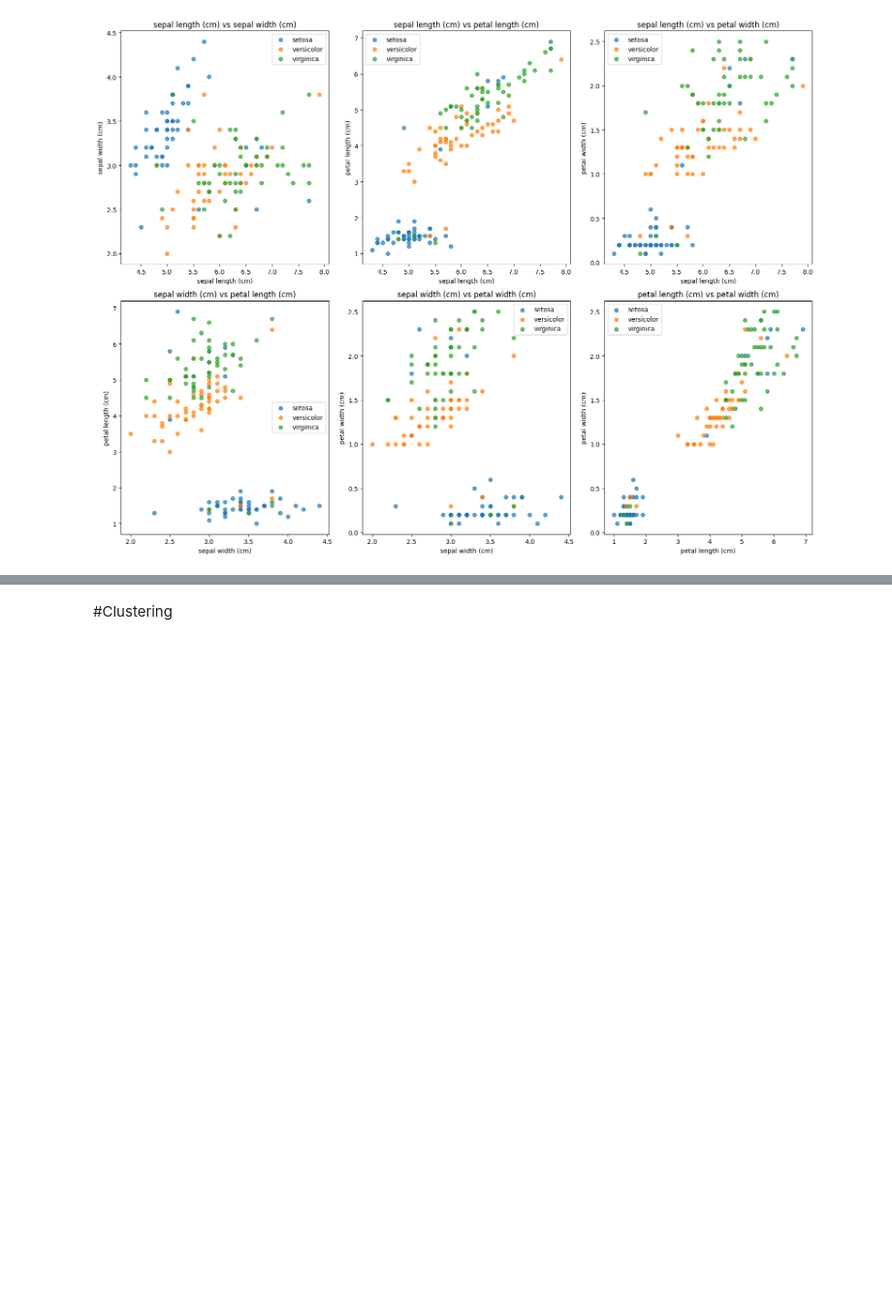
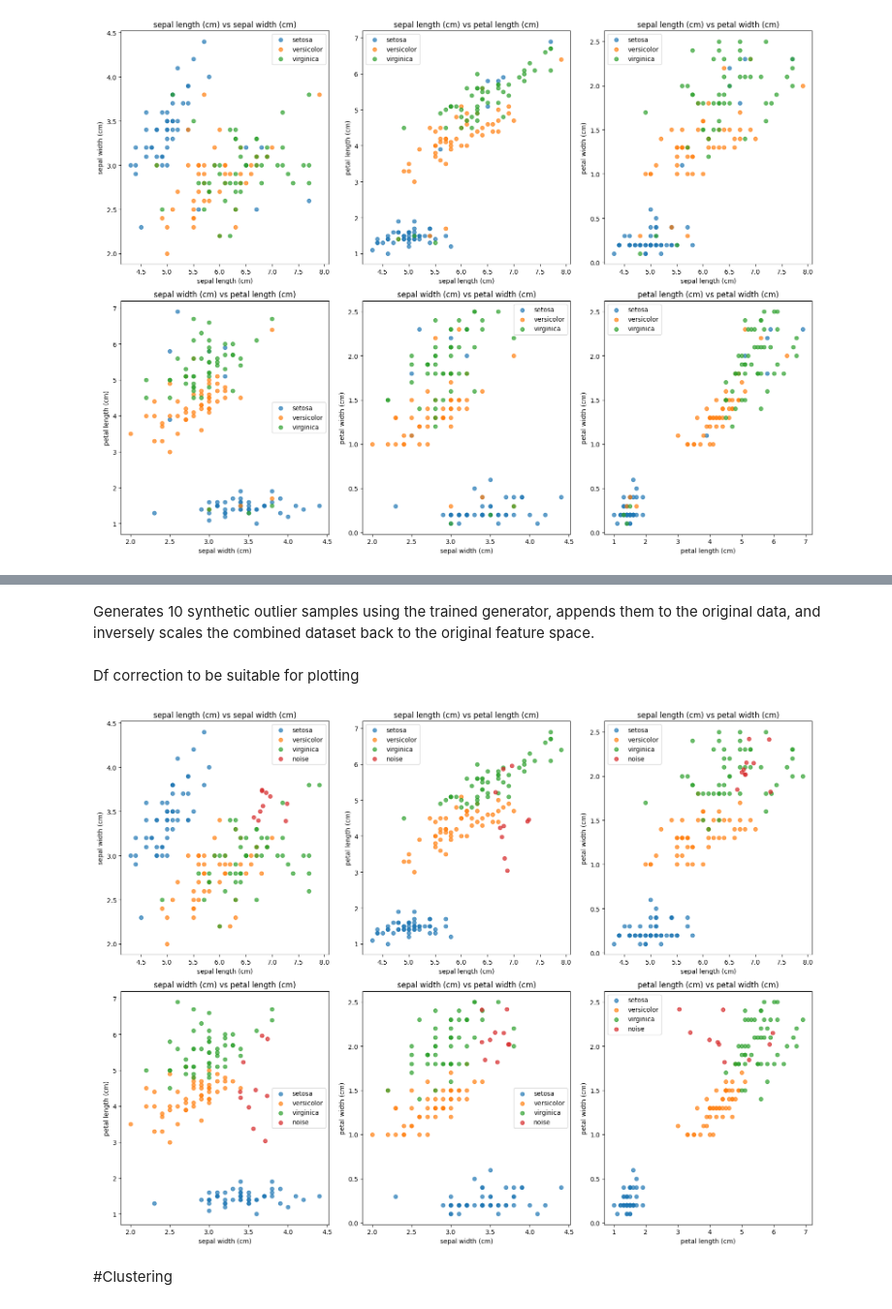
Before and after one commit to Poison-Cluster/poison-cluster, a Jupyter notebook: randomized_injection/randomized_injection_attack.ipynb, the cells around one changed output, grey strips where cells are left out. Shown at 97% size. Drawn from its saved outputs; the diff is of its cells as text; code cells hidden in the pictures; blank space fills up the shorter version.

```diff
--- a/randomized_injection/randomized_injection_attack.ipynb
+++ b/randomized_injection/randomized_injection_attack.ipynb
@@ -187,0 +265,15 @@ plot_feature_pairs(df_label_shuffled, figsize=(16, 12))
+# %% [markdown]
+Generates 10 synthetic outlier samples using the trained generator, appends them to the original data, and inversely scales the combined dataset back to the original feature space.
+# %%
+# Generate outliers and append to the original data
+outlier_generator.eval()
+with torch.no_grad():
+    num_outliers = 10
+    noise = torch.randn(num_outliers, noise_dim)
+    generated_outliers = outlier_generator(noise)
+
+# Combine and inverse scale
+X_combined = torch.cat([X_tensor, generated_outliers], dim=0).numpy()
+df_final = pd.DataFrame(scaler.inverse_transform(X_combined), columns=df.columns)
+# %% [markdown]
+Df correction to be suitable for plotting
@@ -188,3 +295,7 @@ plot_feature_pairs(df_label_shuffled, figsize=(16, 12))
+# %%
+plot_feature_pairs(df_extended, figsize=(16, 12))
+# %% [output]
+[figure, added]
 # %% [markdown]
 #Clustering
 # %%
```
Also changed, not shown: parts of 17 cells of this notebook.
